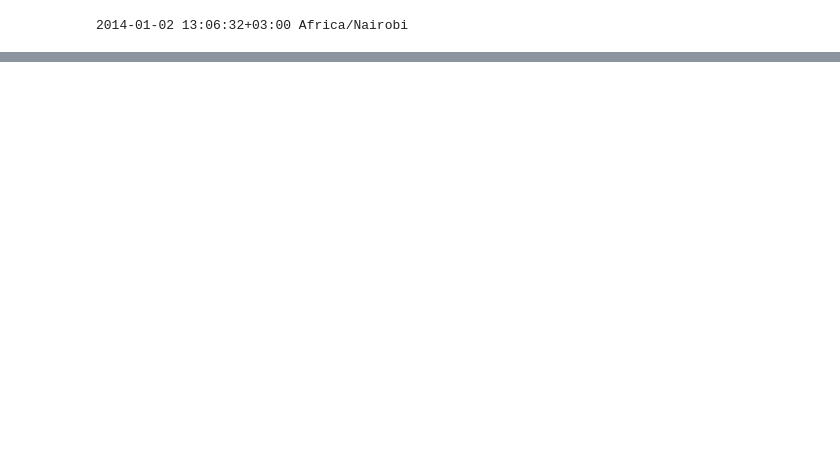
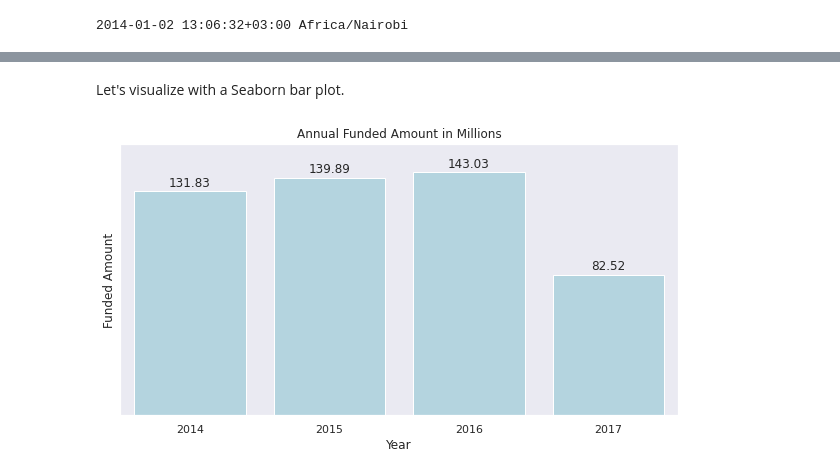
Before and after one commit to ericgitonga/articles, a Jupyter notebook: datetime/DatetimeIndex.ipynb, the cells around one changed output, grey strips where cells are left out. Saved outputs shown, nothing was run; the diff lists cells and outputs as text; code cells hidden in the pictures; blank space fills up the shorter version.

```diff
--- a/datetime/DatetimeIndex.ipynb
+++ b/datetime/DatetimeIndex.ipynb
@@ -185,0 +173,3 @@ df.sample(1000)
+# %%
+df.set_index("funded_time",inplace=True)
+df.head()
@@ -185,0 +188,3 @@ df.sample(1000)
+# %%
+df["year"] = df.index.year
+df.head()
@@ -185,0 +202,3 @@ df.sample(1000)
+# %%
+year_aggregates = df.groupby("year")["funded_amount"].sum().sort_values(ascending=False).reset_index()
+year_aggregates
@@ -185,0 +211,30 @@ df.sample(1000)
+# %% [markdown]
+Let's visualize with a Seaborn bar plot.
+# %%
+import matplotlib.pyplot as plt
+import seaborn as sns
+sns.set_theme(style="darkgrid")
+
+data = year_aggregates
+x = year_aggregates["year"]
+y = year_aggregates["funded_amount"]
+top = 1.6e8
+
+plt.figure(figsize=(10,5))
+
+plt.ylim(top=top)
+plt.yticks([])
+
+bp = sns.barplot(data=data, x=x, y=y, color="lightblue", estimator=sum)
+bp.set(xlabel="Year", ylabel="Funded Amount", title="Annual Funded Amount in Millions")
+
+for p in bp.patches:
+    bp.annotate(format(p.get_height()/1e6, '.2f'),
+                   (p.get_x() + p.get_width() / 2., p.get_height()),
+                   ha = 'center', va = 'center',
+                   xytext = (0, 9),
+                   textcoords = 'offset points')
+
+plt.show()
+# %% [output]
+[figure, added]
```
Also changed, not shown: parts of 37 cells of this notebook.
